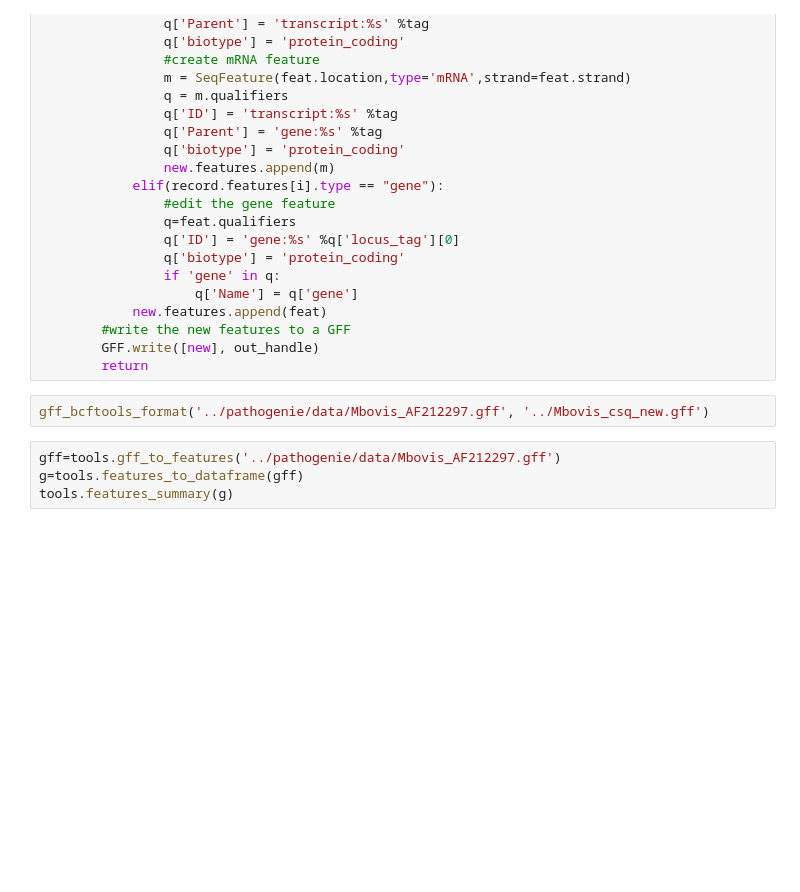
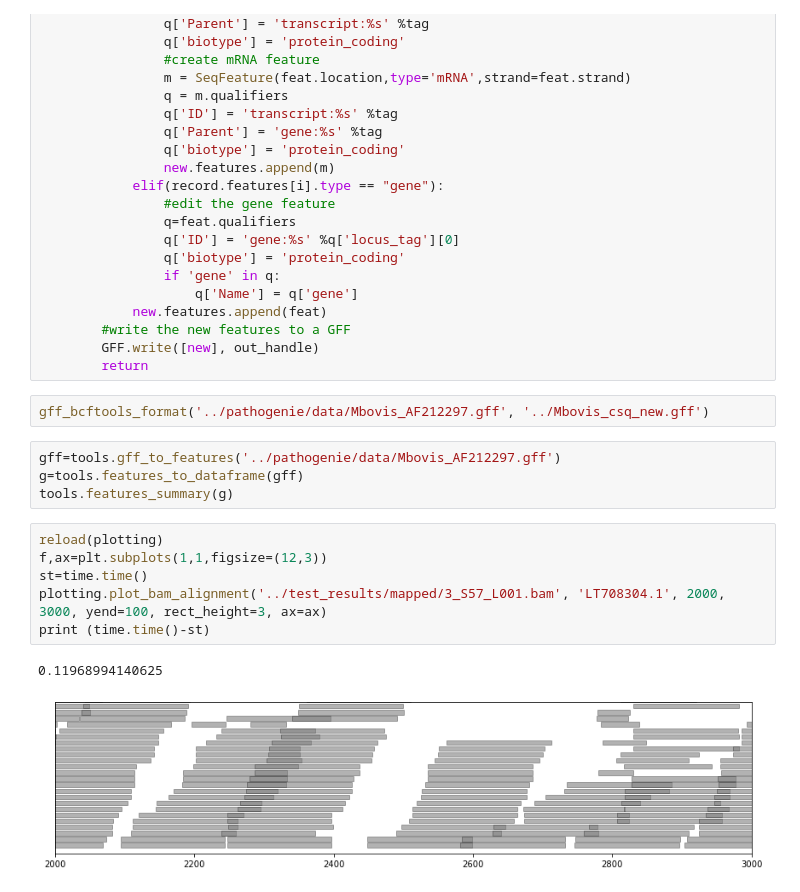
Before and after one commit to dmnfarrell/snipgenie, a Jupyter notebook: notebooks/pipeline.ipynb, the cells around one changed output. Drawn from its saved outputs; the diff is of its cells as text; blank space fills up the shorter version.

```diff
--- a/notebooks/pipeline.ipynb
+++ b/notebooks/pipeline.ipynb
@@ -479,3 +507,12 @@ gff_bcftools_format('../pathogenie/data/Mbovis_AF212297.gff', '../Mbovis_csq_new
 gff=tools.gff_to_features('../pathogenie/data/Mbovis_AF212297.gff')
 g=tools.features_to_dataframe(gff)
 tools.features_summary(g)
+# %%
+reload(plotting)
+f,ax=plt.subplots(1,1,figsize=(12,3))
+st=time.time()
+plotting.plot_bam_alignment('../test_results/mapped/3_S57_L001.bam', 'LT708304.1', 2000, 3000, yend=100, rect_height=3, ax=ax)
+print (time.time()-st)
+# %% [output]
+0.11968994140625
+[figure, added]
```
Also changed, not shown: parts of 18 cells of this notebook, 8 other files.
